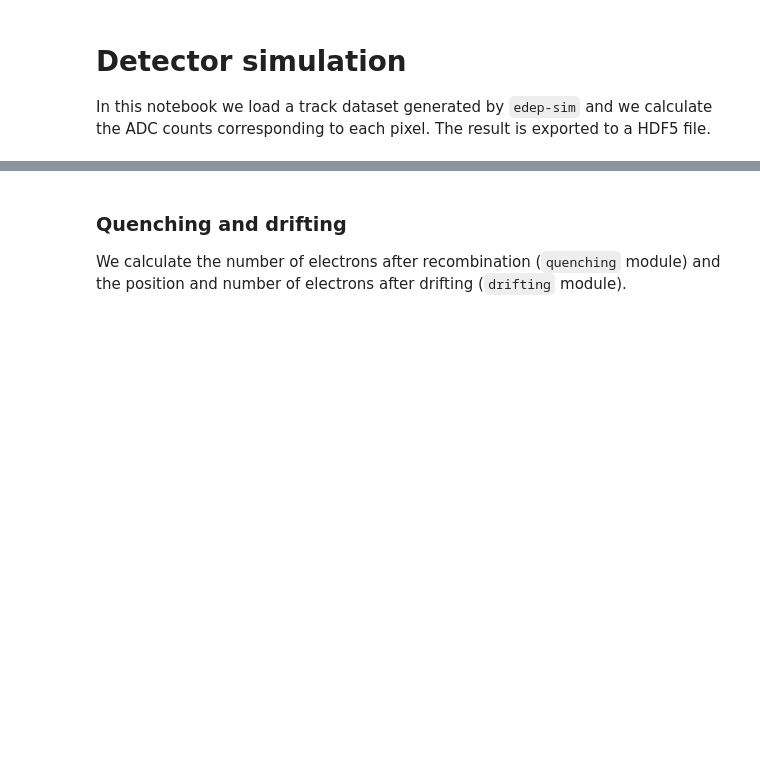
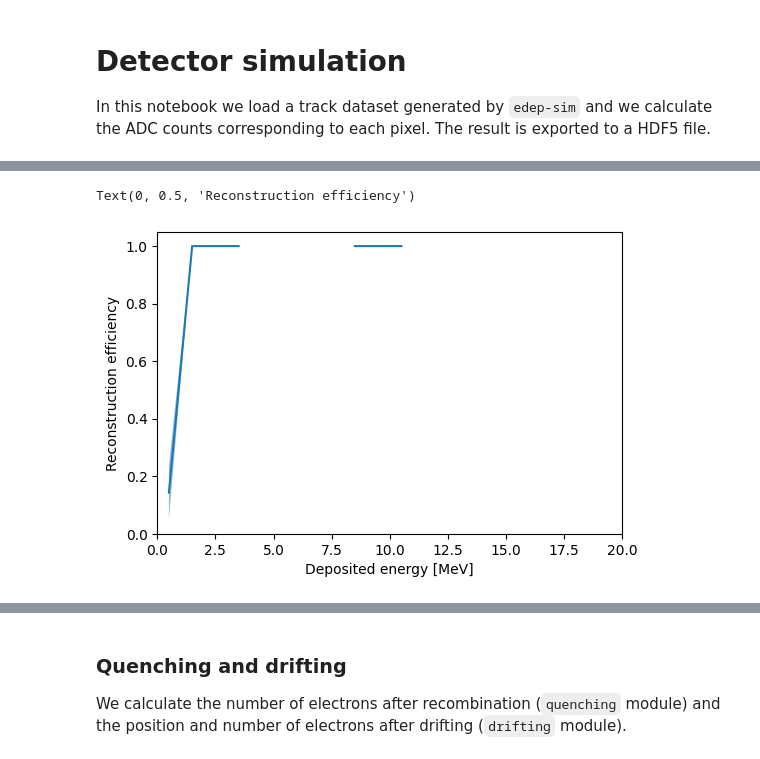
Before and after one commit to DUNE/larnd-sim, a Jupyter notebook: examples/Pixel induced current.ipynb, the cells around one changed output, grey strips where cells are left out. Cells and saved outputs as stored; diff of their text form; code cells hidden in the pictures; blank space fills up the shorter version.

```diff
--- a/examples/Pixel induced current.ipynb
+++ b/examples/Pixel induced current.ipynb
@@ -32,0 +102,16 @@ from larndsim import quenching, drifting, detsim, pixels_from_track, fee
+# %%
+fig,ax = plt.subplots(1,1)
+true_hist,bins = np.histogram(list(true_dE.values()),range=(0,20),bins=20)
+reco_hist,bins = np.histogram(list(reco_dE.values()),range=(0,20),bins=20)
+bin_centers = (bins[:-1] + bins[1:])/2.
+eff = reco_hist/true_hist
+err = 1/true_hist*np.sqrt(reco_hist*(1-eff))
+ax.plot(bin_centers,eff)
+ax.fill_between(bin_centers, eff-err, eff+err,alpha=0.5)
+ax.set_ylim(0,1.05)
+ax.set_xlim(0,20)
+ax.set_xlabel("Deposited energy [MeV]")
+ax.set_ylabel("Reconstruction efficiency")
+# %% [output]
+Text(0, 0.5, 'Reconstruction efficiency')
+[figure, added]
```
Also changed, not shown: parts of 35 cells of this notebook, 5 other files.
